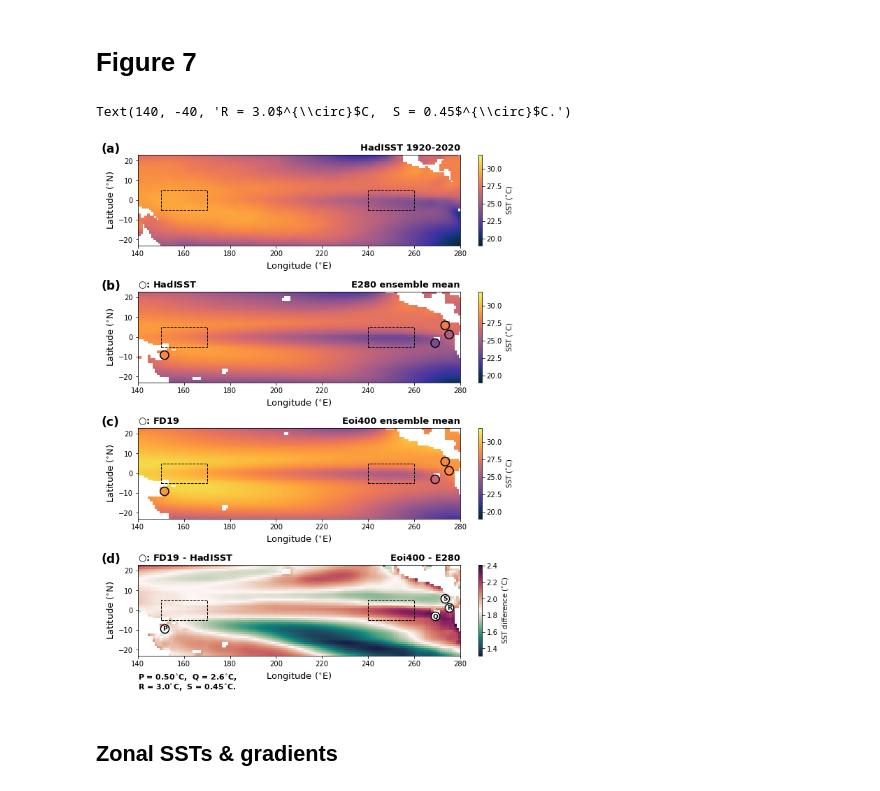
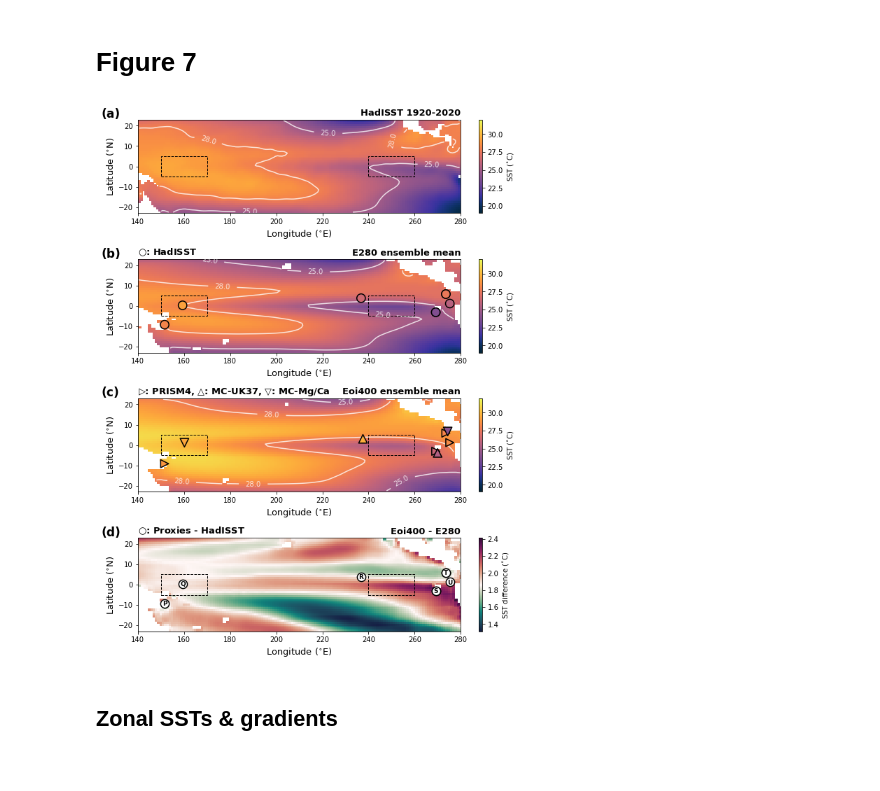
Before and after one commit to arthuroldeman/pliomip2-enso, a Jupyter notebook: zonal_SSTs.ipynb, the cells around one changed output. Saved outputs shown, nothing was run; the diff lists cells and outputs as text; code cells hidden in the pictures.

```diff
--- a/zonal_SSTs.ipynb
+++ b/zonal_SSTs.ipynb
@@ -149,3 +187,15 @@ for i in range(len(modellist)):
 
 EM_TPms_e280   = TPmean_e280/(len(modellist) - TP_e280_mask)
 EM_TPms_eoi400 = TPmean_eoi400/(len(modellist) - TP_eoi400_mask)
+# %%
+diff = np.zeros(len(modellist))
+deg = 0.5
+for i in range(len(modellist)):
+
+    model = modellist[i]
+    a = Zonal_SST_gradient(model, run = 'E280', latbound = 23, latmean = False)
+    b = Zonal_SST_gradient(model, run = 'EOI400', latbound = 23, latmean = False)
+
+    ds   = b-a.values
+    diff[i] = ds.sel(longitude = slice(273-deg, 273+deg)).sel(
+        latitude = slice(5.8-deg, 5.8+deg)).mean()
@@ -155,6 +232,8 @@ EM_TPms_eoi400 = TPmean_eoi400/(len(modellist) - TP_eoi400_mask)
 fig2, axs = plt.subplots(nrows=4, ncols=1, figsize=(figwidth1, 11), constrained_layout=True)
 
 Nmask = 3;
+
+clev1 = 25; clev2 = 28;
 
 caption = True
 textx = 124; texty = 24;
@@ -169,6 +248,9 @@ b = EM_TPms_eoi400
 
 ax=axs[0]
 AM_ssts.plot(ax=ax, vmin=vmin, vmax=vmax, cmap=cmap, cbar_kwargs = dict(label='SST ($^{\circ}$C)', ))
+cp1 = AM_ssts.plot.contour(ax=ax, vmin=clev1, vmax=clev1, levels=1, colors='w', zorder =1, alpha=0.8)
+cp2 = AM_ssts.plot.contour(ax=ax, vmin=clev2, vmax=clev2, levels=1, colors='w', zorder =1, alpha=0.8)
+ax.clabel(cp1, inline=True, fmt = '%2.1f',  fontsize=10); ax.clabel(cp2, inline=True, fmt = '%2.1f',  fontsize=10)
 ax.set_title('HadISST 1920-2020', loc='right', fontsize=titlefontsize, fontweight = 'bold')
 ax.set_xlim(lons[0], lons[1]); ax.set_ylim(lats[0], lats[1]);
 ax.set_xlabel('Longitude ($^{\circ}$E)', fontsize=labelfontsize)
@@ -181,6 +263,9 @@ if caption == True: ax.text(textx, texty, '(a)', fontsize = 17, fontweight = 'bo
 ax=axs[1]
 mask1 = 1 + 0*TP_e280_mask.where(TP_e280_mask<Nmask)
 (a*mask1).plot(ax=ax, vmin=vmin, vmax=vmax, cmap=cmap,  cbar_kwargs = dict(label='SST ($^{\circ}$C)'))
+cp1 = (a*mask1).plot.contour(ax=ax, vmin=clev1, vmax=clev1, levels=1, colors='w', zorder =1, alpha=0.8)
+cp2 = (a*mask1).plot.contour(ax=ax, vmin=clev2, vmax=clev2, levels=1, colors='w', zorder =1, alpha=0.8)
+ax.clabel(cp1, inline=True, fmt = '%2.1f',  fontsize=10); ax.clabel(cp2, inline=True, fmt = '%2.1f',  fontsize=10)
 ax.set_title('E280 ensemble mean', loc='right', fontsize=titlefontsize, fontweight = 'bold')
 ax.set_title(r'$\bigcirc$: HadISST', loc='left', fontsize=titlefontsize, fontweight = 'bold')
 ax.set_xlim(lons[0], lons[1]); ax.set_ylim(lats[0], lats[1]);
@@ -193,12 +278,17 @@ if caption == True: ax.text(textx, texty, '(b)', fontsize = 17, fontweight = 'bo
 
 ax.scatter(PRISM_trop[0,:], PRISM_trop[1,:], marker='o', s=150, edgecolors='k', linewidth=1.5,
            c=hadisst_prismloc, cmap=cmap, vmin = 19, vmax = 32)
+ax.scatter(PV_trop[0,:], PV_trop[1,:], marker='o', s=150, edgecolors='k', linewidth=1.5,
+           c=hadisst_pvloc, cmap=cmap, vmin = 19, vmax = 32)
 
 ax=axs[2]
 mask2 = 1 + 0*TP_eoi400_mask.where(TP_eoi400_mask<Nmask)
 (b*mask2).plot(ax=ax, vmin=vmin, vmax=vmax, cmap=cmap, cbar_kwargs = dict(label='SST ($^{\circ}$C)'))
+cp1 = (b*mask1).plot.contour(ax=ax, vmin=clev1, vmax=clev1, levels=1, colors='w', zorder =1, alpha=0.8)
+cp2 = (b*mask1).plot.contour(ax=ax, vmin=clev2, vmax=clev2, levels=1, colors='w', zorder =1, alpha=0.8)
+ax.clabel(cp1, inline=True, fmt = '%2.1f',  fontsize=10); ax.clabel(cp2, inline=True, fmt = '%2.1f',  fontsize=10)
 ax.set_title('Eoi400 ensemble mean', loc='right', fontsize=titlefontsize, fontweight = 'bold')
-ax.set_title(r'$\bigcirc$: FD19', loc='left', fontsize=titlefontsize, fontweight = 'bold')
+ax.set_title(r'$\triangleright$: PRISM4, $\bigtriangleup$: MC-UK37, $\bigtriangledown$: MC-Mg/Ca', loc='left', fontsize=titlefontsize, fontweight = 'bold')
 ax.set_xlim(lons[0], lons[1]); ax.set_ylim(lats[0], lats[1]);
 ax.set_xlabel('Longitude ($^{\circ}$E)', fontsize=labelfontsize)
 ax.set_ylabel('Latitude ($^{\circ}$N)', fontsize=labelfontsize)
@@ -207,44 +297,54 @@ ax.add_patch(Rectangle((150,-5),20,10, fill=False, linestyle='--'));
 ax.add_patch(Rectangle((240,-5),20,10, fill=False, linestyle='--'));
 if caption == True: ax.text(textx, texty, '(c)', fontsize = 17, fontweight = 'bold');
 
-ax.scatter(PRISM_trop[0,:], PRISM_trop[1,:], marker='o', s=150, edgecolors='k', linewidth=1.5,
+d=.8
+ax.scatter(PRISM_trop[0,:], PRISM_trop[1,:], marker='>', s=130, edgecolors='k', linewidth=1.5,
            c=PRISM_trop[2,:], cmap=cmap, vmin = 19, vmax = 32)
+ax.scatter(PV_trop[0,:]+d, PV_trop[1,:]-d, marker='^', s=150, edgecolors='k', linewidth=1.5,
+           c=PV_trop[2,:], cmap=cmap, vmin = 19, vmax = 32)
+ax.scatter(PV_trop[0,:]+d, PV_trop[1,:]+d, marker='v', s=150, edgecolors='k', linewidth=1.5,
+           c=PV_trop[3,:], cmap=cmap, vmin = 19, vmax = 32)
 
 ax=axs[3];
 d = 0.55; #np.mean(b-a);
 vmin = np.mean(b-a)-d; vmax = np.mean(b-a)+d;
 cmap = plt.get_cmap('cmo.curl');
 (mask1*mask2*(b-a)).plot(ax=ax, vmin = vmin, vmax = vmax,
            cmap=cmap, cbar_kwargs = dict(label='SST difference ($^{\circ}$C)'))
 ax.set_title('Eoi400 - E280', loc='right', fontsize=titlefontsize, fontweight = 'bold')
-ax.set_title(r'$\bigcirc$: FD19 - HadISST', loc='left', fontsize=titlefontsize, fontweight = 'bold')
+ax.set_title(r'$\bigcirc$: Proxies - HadISST', loc='left', fontsize=titlefontsize, fontweight = 'bold')
 ax.set_xlim(lons[0], lons[1]); ax.set_ylim(lats[0], lats[1]);
 ax.set_xlabel('Longitude ($^{\circ}$E)', fontsize=labelfontsize)
 ax.set_ylabel('Latitude ($^{\circ}$N)', fontsize=labelfontsize)
 ax.set_title('')
 ax.add_patch(Rectangle((150,-5),20,10, fill=False, linestyle='--'));
 ax.add_patch(Rectangle((240,-5),20,10, fill=False, linestyle='--'));
 if caption == True: ax.text(textx, texty, '(d)', fontsize = 17, fontweight = 'bold');
 
 ax.scatter(PRISM_trop[0,:], PRISM_trop[1,:], marker='o', s=150, edgecolors='k', linewidth=1.5,
-           c='w',#(PRISM_trop[2,:] - hadisst_prismloc),
-           cmap=cmap, vmin = vmin, vmax = vmax)
+           c='w', cmap=cmap, vmin = vmin, vmax = vmax)
+ax.scatter(PV_trop[0,:], PV_trop[1,:], marker='o', s=150, edgecolors='k', linewidth=1.5,
+           c='w', cmap=cmap, vmin = vmin, vmax = vmax)
 
-textlist = ['R','Q','P','S']
+textlist = ['U','S','P','T']
 dl = 1;
 for i in range(4):
     ax.text(PRISM_trop[0,i]-dl, PRISM_trop[1,i]-dl, textlist[i],fontsize=9, fontweight='bold')
+ax.text(PV_trop[0,2]-dl, PV_trop[1,2]-dl, 'Q',fontsize=9, fontweight='bold')
+ax.text(PV_trop[0,1]-dl, PV_trop[1,1]-dl, 'R',fontsize=9, fontweight='bold')
 
-ax.text(140, -35, 'P = 0.50$^{\circ}$C,  Q = 2.6$^{\circ}$C,', fontsize=11, fontweight = 'bold')
-ax.text(140, -40, 'R = 3.0$^{\circ}$C,  S = 0.45$^{\circ}$C.', fontsize=11, fontweight = 'bold')
+# ax.text(127, -37, 'FD19:', fontsize=11, fontweight = 'bold')
+# ax.text(140, -35, 'P = 0.50$^{\circ}$C,  S1 = 2.6$^{\circ}$C,', fontsize=11, fontweight = 'bold')
+# ax.text(140, -40, 'T1 = 0.45$^{\circ}$C, U = 3.0$^{\circ}$C.', fontsize=11, fontweight = 'bold')
 
+# ax.text(237, -35, 'MC-UK37: R = 3.1$^{\circ}$C,  S2 = 1.7$^{\circ}$C,', fontsize=11, fontweight = 'bold')
+# ax.text(237, -40, 'MC-Mg/Ca: Q = 0.13$^{\circ}$C, T2 = -3.6$^{\circ}$C.', fontsize=11, fontweight = 'bold')
 
 # plt.savefig('figures/TPmean_SSTs.png', bbox_inches='tight', dpi=200)
 # plt.savefig('figures/TPmean_SSTs.pdf', bbox_inches='tight')
 # plt.savefig('figures/figure7.pdf', bbox_inches='tight')
 # %% [output]
-Text(140, -40, 'R = 3.0$^{\\circ}$C,  S = 0.45$^{\\circ}$C.')
-[figure, old version]
+[figure, new version]
 # %% [markdown]
 ## Zonal SSTs & gradients
 # %% [markdown]
```
Also changed, not shown: parts of 10 cells of this notebook, 7 other files.
